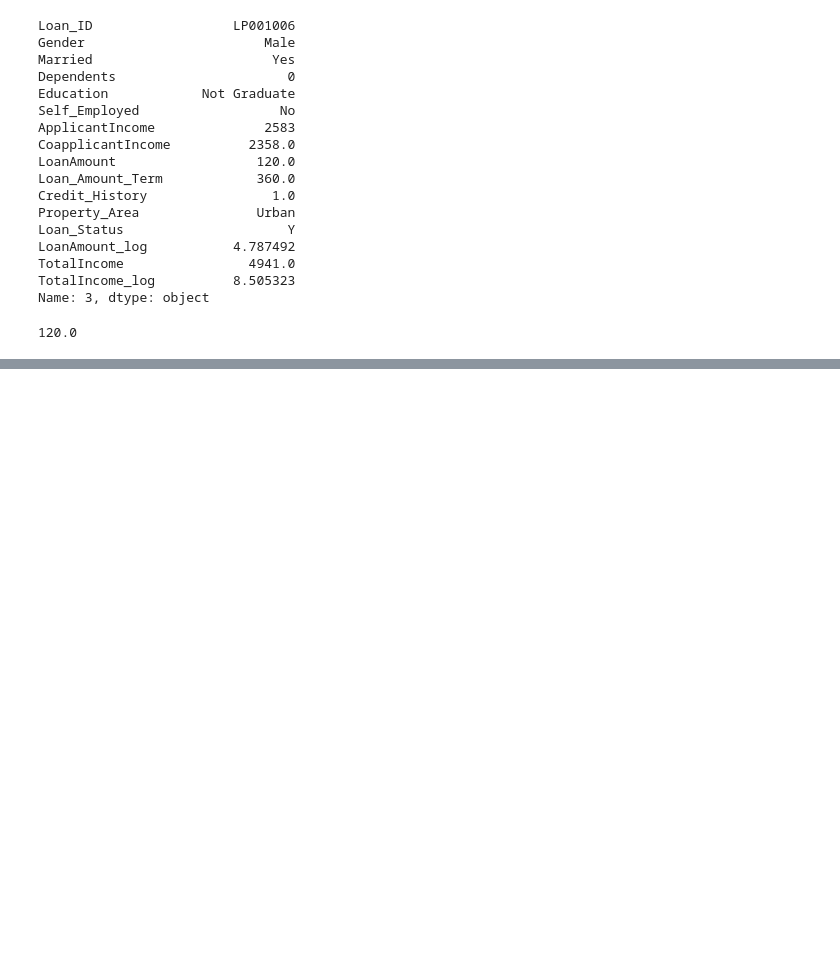
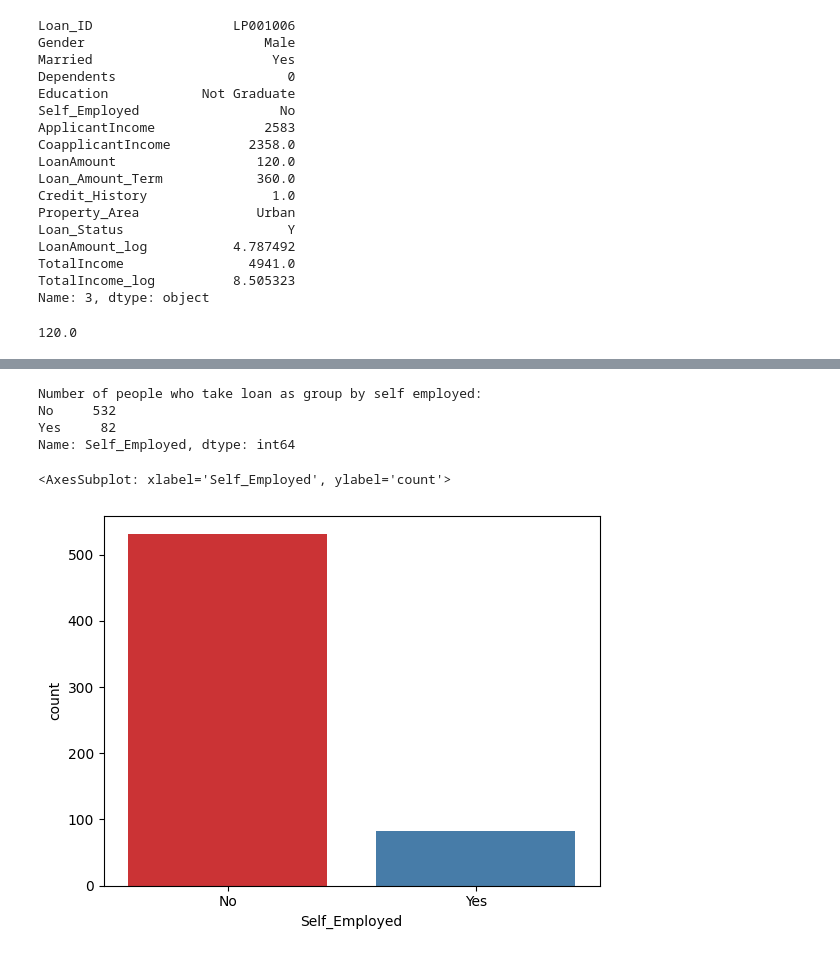
Before and after one commit to Ayush-Balodi/Loan-Approval-Prediction, a Jupyter notebook: Loan_Approval.ipynb, the cells around one changed output, grey strips where cells are left out. Cells and saved outputs as stored; diff of their text form; code cells hidden in the pictures; blank space fills up the shorter version.

```diff
--- a/Loan_Approval.ipynb
+++ b/Loan_Approval.ipynb
@@ -176,0 +214,11 @@ Precentage of missing gender is 0.00%
+# %%
+print("Number of people who take loan as group by self employed: ")
+print(df["Self_Employed"].value_counts())
+sns.countplot(x="Self_Employed",data=df,palette="Set1")
+# %% [output]
+Number of people who take loan as group by self employed:
+No     532
+Yes     82
+Name: Self_Employed, dtype: int64
+<AxesSubplot: xlabel='Self_Employed', ylabel='count'>
+[figure, added]
```
Also changed, not shown: parts of 12 cells of this notebook.
